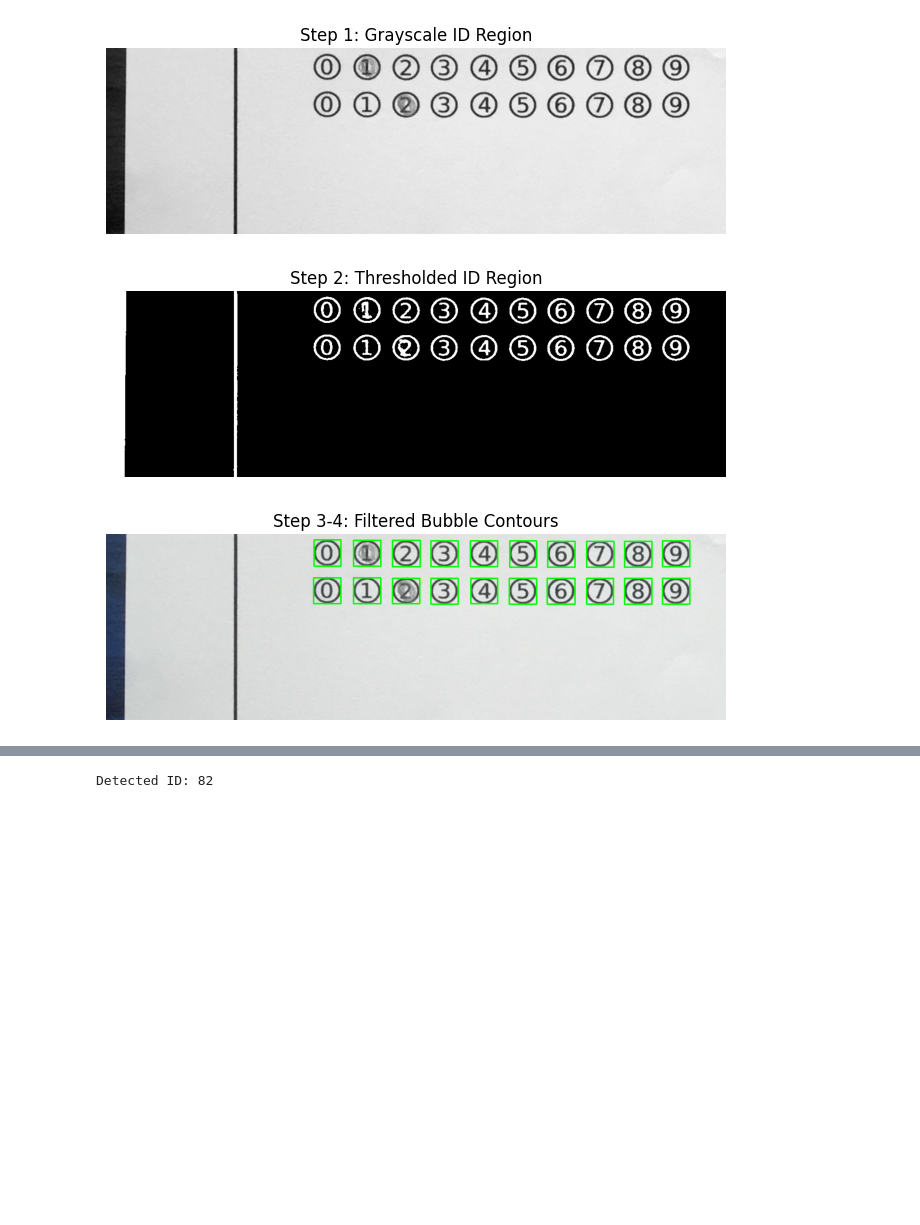
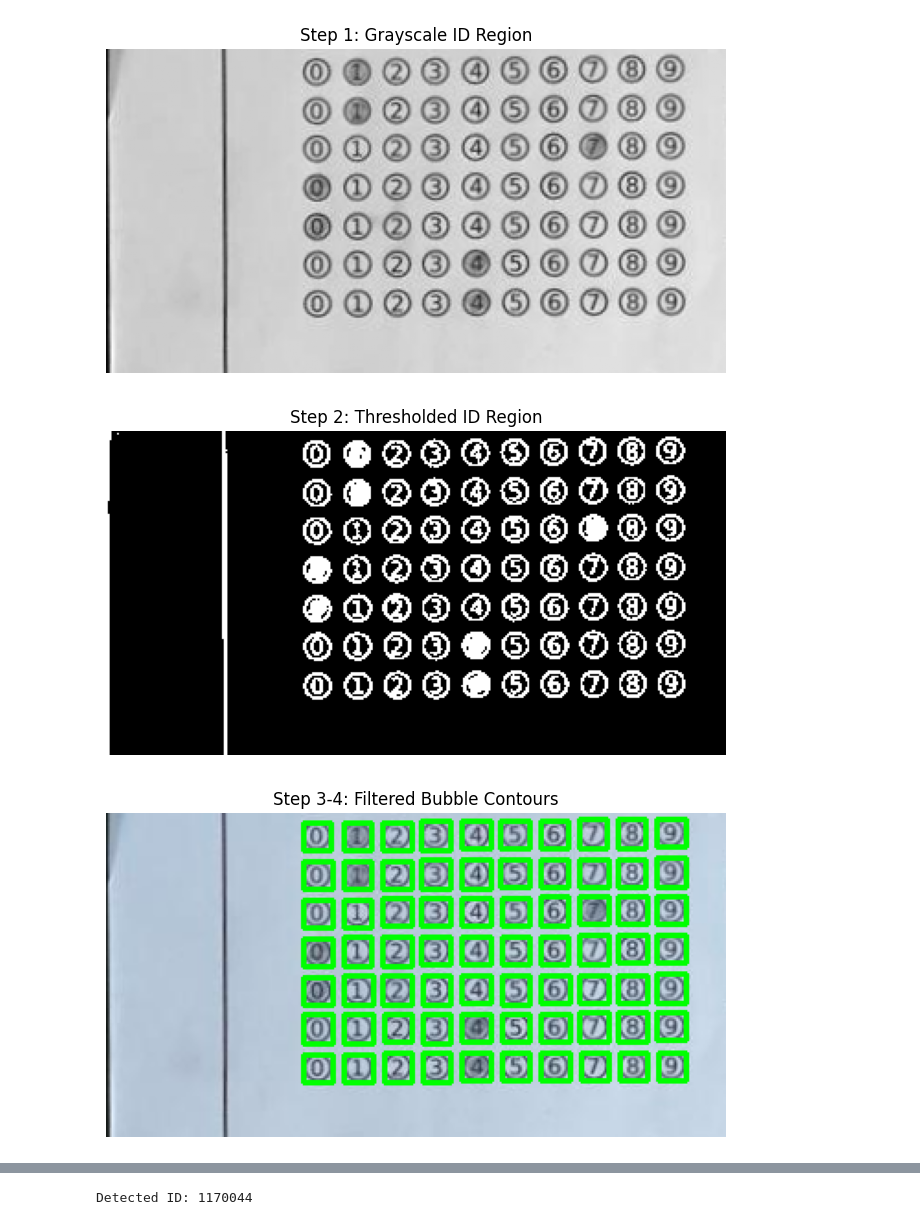
Before and after one commit to OmarIsmail11/GradesAutoFiller, a Jupyter notebook: Module2BubbleSheetCorrection/notebooks/idExtraction.ipynb, the cells around one changed output, grey strips where cells are left out. Drawn from its saved outputs; the diff is of its cells as text; code cells hidden in the pictures; blank space fills up the shorter version.

```diff
--- a/Module2BubbleSheetCorrection/notebooks/idExtraction.ipynb
+++ b/Module2BubbleSheetCorrection/notebooks/idExtraction.ipynb
@@ -87,36 +87,36 @@ def detect_id_contours(id_image, num_digits, min_size=10, aspect_ratio_tol=0.2):
 
     # Step 8: Detect filled bubble in each row
     id_number = ""
     filled_img = id_image.copy()
     for row in rows:
         max_filled = 0
         filled_choice = None
         for idx, c in enumerate(row):
             mask = np.zeros(thresh.shape, dtype="uint8")
             cv2.drawContours(mask, [c], -1, 255, -1)
             total = cv2.countNonZero(cv2.bitwise_and(thresh, thresh, mask=mask))
             if total > max_filled:
                 max_filled = total
                 filled_choice = idx
         id_number += str(filled_choice)
         # Draw filled bubble in red
         x, y, w, h = cv2.boundingRect(row[filled_choice])
         cv2.rectangle(filled_img, (x,y), (x+w, y+h), (0,0,255), 3)
     show_image(filled_img, f"Step 8: Filled Bubbles Detected -> ID {id_number}")
 
     return id_number
 
 # -------------------------------
 # Example usage
 # -------------------------------
-imagePath = "../data/images/13.jpg"
+imagePath = "../data/images/26.jpg"
 paper = extractPaper(imagePath)
 height, width, channels = paper.shape
-num_digits = 2  # set the number of digits in your ID
-id_image = paper[height//8:height//4, :5*width//9, :]
+num_digits = 7  # set the number of digits in your ID
+id_image = paper[height//8:height//3, :5*width//9, :]
 student_id = detect_id_contours(id_image, num_digits)
 print("Detected ID:", student_id)
 # %% [output]
-[figure, old version]
+[figure, new version]
-[figure, old version]
+[figure, new version]
-[figure, old version]
+[figure, new version]
@@ -125 +125 @@ print("Detected ID:", student_id)
-Detected ID: 82
+Detected ID: 1170044
```
Also changed, not shown: parts of 1 cell of this notebook, 1 other file.
